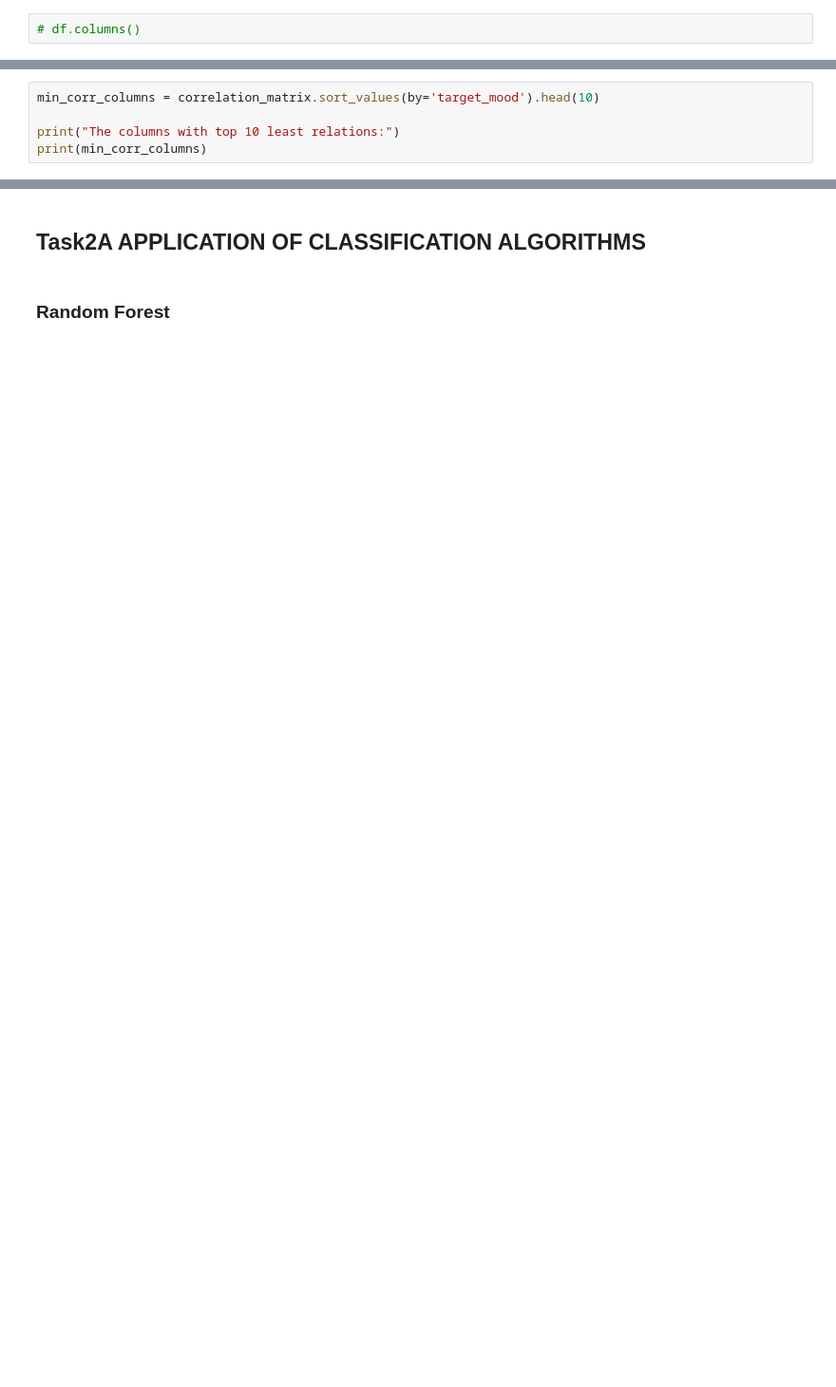
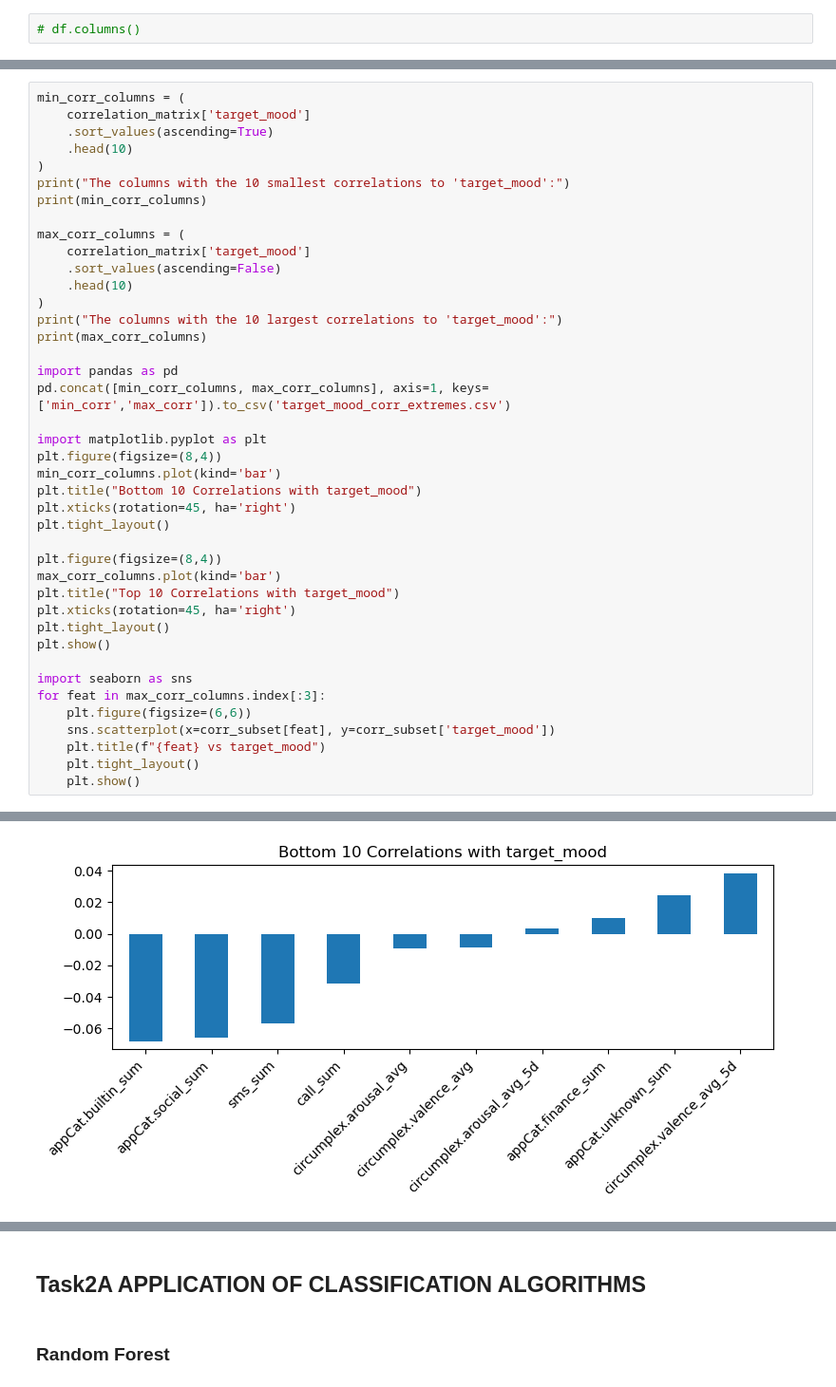
Before and after one commit to AmrAdwan/Data_Mining1, a Jupyter notebook: Data Cleaning + Feature Engineering + Classification + Association Rules.ipynb, the cells around one changed output, grey strips where cells are left out. Shown at 95% size. Saved outputs shown, nothing was run; the diff lists cells and outputs as text; blank space fills up the shorter version.

```diff
--- a/Data Cleaning + Feature Engineering + Classification + Association Rules.ipynb
+++ b/Data Cleaning + Feature Engineering + Classification + Association Rules.ipynb
@@ -186,6 +165,42 @@ plt.show()
 # %%
-min_corr_columns = correlation_matrix.sort_values(by='target_mood').head(10)
+min_corr_columns = (
+    correlation_matrix['target_mood']
+    .sort_values(ascending=True)
+    .head(10)
+)
+print("The columns with the 10 smallest correlations to 'target_mood':")
+print(min_corr_columns)
 
-print("The columns with top 10 least relations:")
-print(min_corr_columns)
+max_corr_columns = (
+    correlation_matrix['target_mood']
+    .sort_values(ascending=False)
+    .head(10)
+)
+print("The columns with the 10 largest correlations to 'target_mood':")
+print(max_corr_columns)
+
+import pandas as pd
+pd.concat([min_corr_columns, max_corr_columns], axis=1, keys=['min_corr','max_corr']).to_csv('target_mood_corr_extremes.csv')
+
+import matplotlib.pyplot as plt
+plt.figure(figsize=(8,4))
+min_corr_columns.plot(kind='bar')
+plt.title("Bottom 10 Correlations with target_mood")
+plt.xticks(rotation=45, ha='right')
+plt.tight_layout()
+
+plt.figure(figsize=(8,4))
+max_corr_columns.plot(kind='bar')
+plt.title("Top 10 Correlations with target_mood")
+plt.xticks(rotation=45, ha='right')
+plt.tight_layout()
+plt.show()
+
+import seaborn as sns
+for feat in max_corr_columns.index[:3]:
+    plt.figure(figsize=(6,6))
+    sns.scatterplot(x=corr_subset[feat], y=corr_subset['target_mood'])
+    plt.title(f"{feat} vs target_mood")
+    plt.tight_layout()
+    plt.show()
 # %% [output]
@@ -208,0 +224 @@ appCat.utilities_sum     0.052891
+[figure, added]
```
Also changed, not shown: parts of 19 cells of this notebook, 2 other files.
